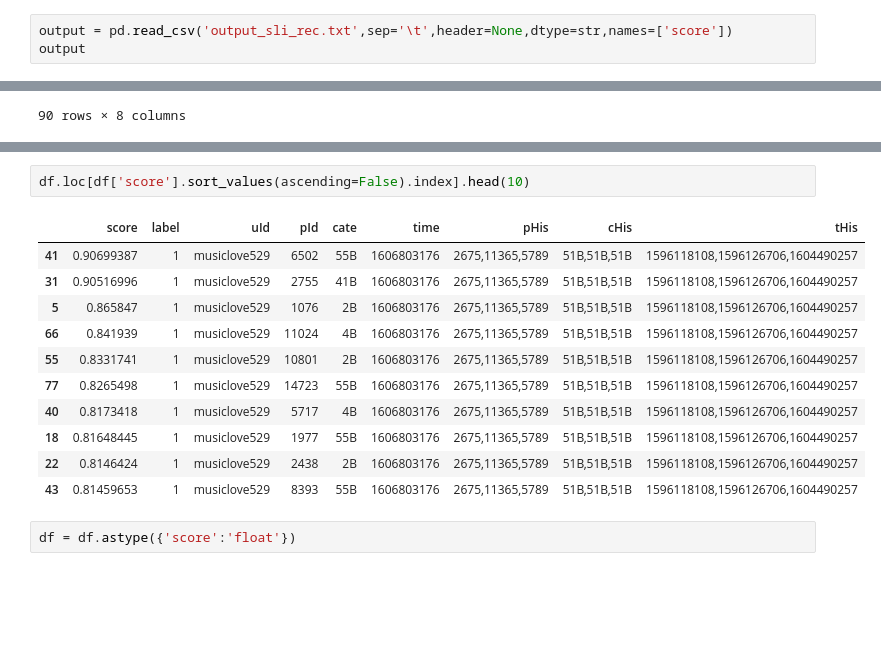
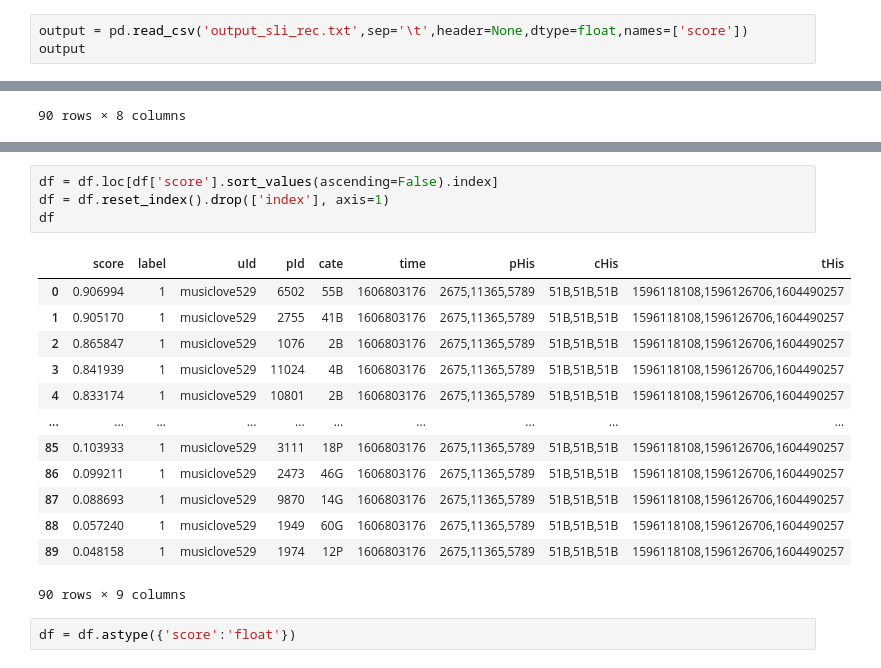
Before and after one commit to PSRecommender/Recommenders, a Jupyter notebook: test.ipynb, the cells around one changed output, grey strips where cells are left out. Cells and saved outputs as stored; diff of their text form; blank space fills up the shorter version.

```diff
--- a/test.ipynb
+++ b/test.ipynb
@@ -449,7 +434,7 @@ for i in index:
     cate = data['category']
     f.write(label + '\t' + uId + '\t' + pId + '\t' + cate + '\t' + time + '\t' + pHis + '\t' + cHis + '\t' + tHis + '\n')
 # %%
-output = pd.read_csv('output_sli_rec.txt',sep='\t',header=None,dtype=str,names=['score'])
+output = pd.read_csv('output_sli_rec.txt',sep='\t',header=None,dtype=float,names=['score'])
 output
 # %% [output]
 |  | score |
@@ -501,18 +486,22 @@ df
 90 rows × 9 columns
 # %%
-df.loc[df['score'].sort_values(ascending=False).index].head(10)
+df = df.loc[df['score'].sort_values(ascending=False).index]
+df = df.reset_index().drop(['index'], axis=1)
+df
 # %% [output]
 |  | score | label | uId | pId | cate | time | pHis | cHis | tHis |
-| 41 | 0.90699387 | 1 | musiclove529 | 6502 | 55B | 1606803176 | 2675,11365,5789 | 51B,51B,51B | 1596118108,1596126706,1604490257 |
-| 31 | 0.90516996 | 1 | musiclove529 | 2755 | 41B | 1606803176 | 2675,11365,5789 | 51B,51B,51B | 1596118108,1596126706,1604490257 |
-| 5 | 0.865847 | 1 | musiclove529 | 1076 | 2B | 1606803176 | 2675,11365,5789 | 51B,51B,51B | 1596118108,1596126706,1604490257 |
-| 66 | 0.841939 | 1 | musiclove529 | 11024 | 4B | 1606803176 | 2675,11365,5789 | 51B,51B,51B | 1596118108,1596126706,1604490257 |
-| 55 | 0.8331741 | 1 | musiclove529 | 10801 | 2B | 1606803176 | 2675,11365,5789 | 51B,51B,51B | 1596118108,1596126706,1604490257 |
-| 77 | 0.8265498 | 1 | musiclove529 | 14723 | 55B | 1606803176 | 2675,11365,5789 | 51B,51B,51B | 1596118108,1596126706,1604490257 |
-| 40 | 0.8173418 | 1 | musiclove529 | 5717 | 4B | 1606803176 | 2675,11365,5789 | 51B,51B,51B | 1596118108,1596126706,1604490257 |
-| 18 | 0.81648445 | 1 | musiclove529 | 1977 | 55B | 1606803176 | 2675,11365,5789 | 51B,51B,51B | 1596118108,1596126706,1604490257 |
-| 22 | 0.8146424 | 1 | musiclove529 | 2438 | 2B | 1606803176 | 2675,11365,5789 | 51B,51B,51B | 1596118108,1596126706,1604490257 |
-| 43 | 0.81459653 | 1 | musiclove529 | 8393 | 55B | 1606803176 | 2675,11365,5789 | 51B,51B,51B | 1596118108,1596126706,1604490257 |
+| 0 | 0.906994 | 1 | musiclove529 | 6502 | 55B | 1606803176 | 2675,11365,5789 | 51B,51B,51B | 1596118108,1596126706,1604490257 |
+| 1 | 0.905170 | 1 | musiclove529 | 2755 | 41B | 1606803176 | 2675,11365,5789 | 51B,51B,51B | 1596118108,1596126706,1604490257 |
+| 2 | 0.865847 | 1 | musiclove529 | 1076 | 2B | 1606803176 | 2675,11365,5789 | 51B,51B,51B | 1596118108,1596126706,1604490257 |
+| 3 | 0.841939 | 1 | musiclove529 | 11024 | 4B | 1606803176 | 2675,11365,5789 | 51B,51B,51B | 1596118108,1596126706,1604490257 |
+| 4 | 0.833174 | 1 | musiclove529 | 10801 | 2B | 1606803176 | 2675,11365,5789 | 51B,51B,51B | 1596118108,1596126706,1604490257 |
+| ... | ... | ... | ... | ... | ... | ... | ... | ... | ... |
+| 85 | 0.103933 | 1 | musiclove529 | 3111 | 18P | 1606803176 | 2675,11365,5789 | 51B,51B,51B | 1596118108,1596126706,1604490257 |
+| 86 | 0.099211 | 1 | musiclove529 | 2473 | 46G | 1606803176 | 2675,11365,5789 | 51B,51B,51B | 1596118108,1596126706,1604490257 |
+| 87 | 0.088693 | 1 | musiclove529 | 9870 | 14G | 1606803176 | 2675,11365,5789 | 51B,51B,51B | 1596118108,1596126706,1604490257 |
+| 88 | 0.057240 | 1 | musiclove529 | 1949 | 60G | 1606803176 | 2675,11365,5789 | 51B,51B,51B | 1596118108,1596126706,1604490257 |
+| 89 | 0.048158 | 1 | musiclove529 | 1974 | 12P | 1606803176 | 2675,11365,5789 | 51B,51B,51B | 1596118108,1596126706,1604490257 |
+90 rows × 9 columns
 # %%
 df = df.astype({'score':'float'})
 # %%
```
Also changed, not shown: parts of 6 cells of this notebook, 5 other files.
